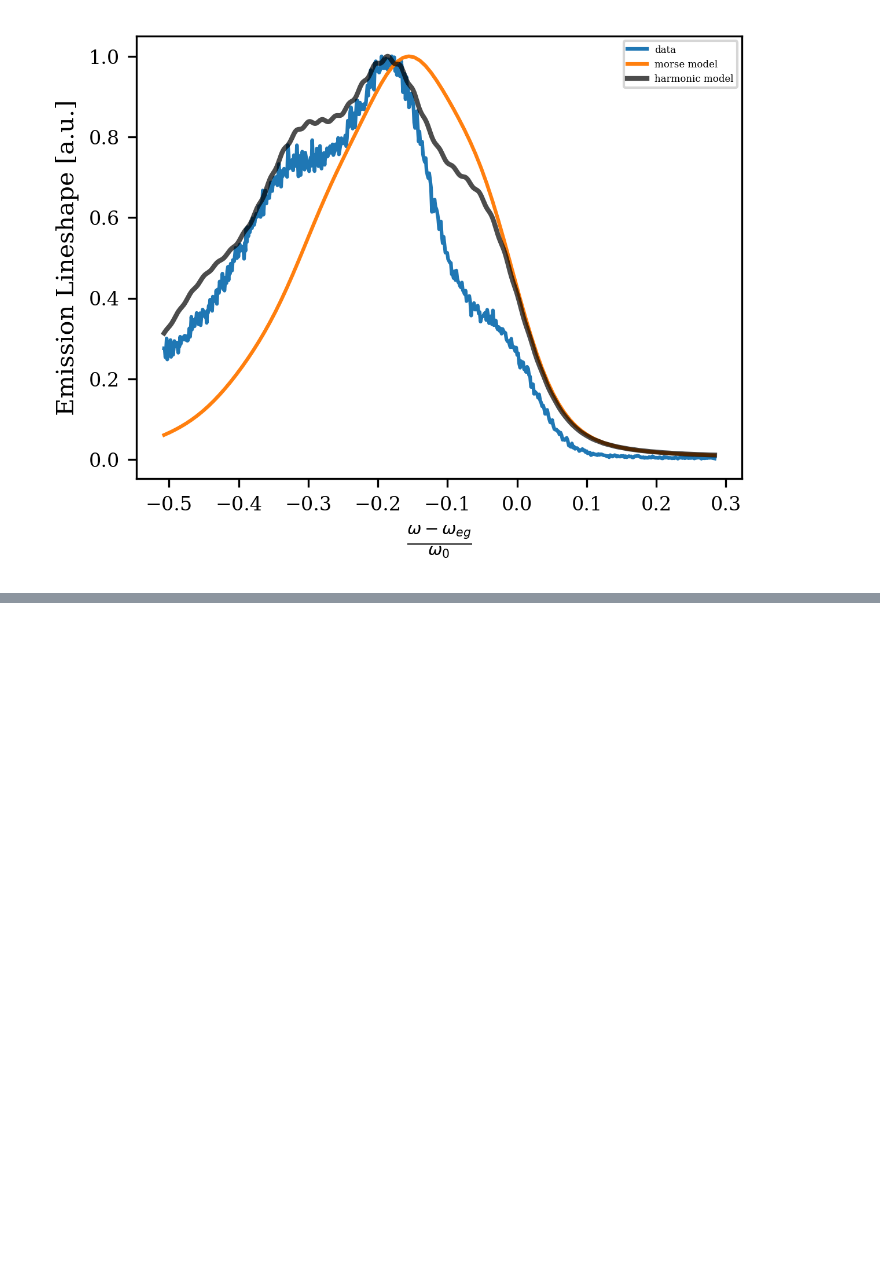
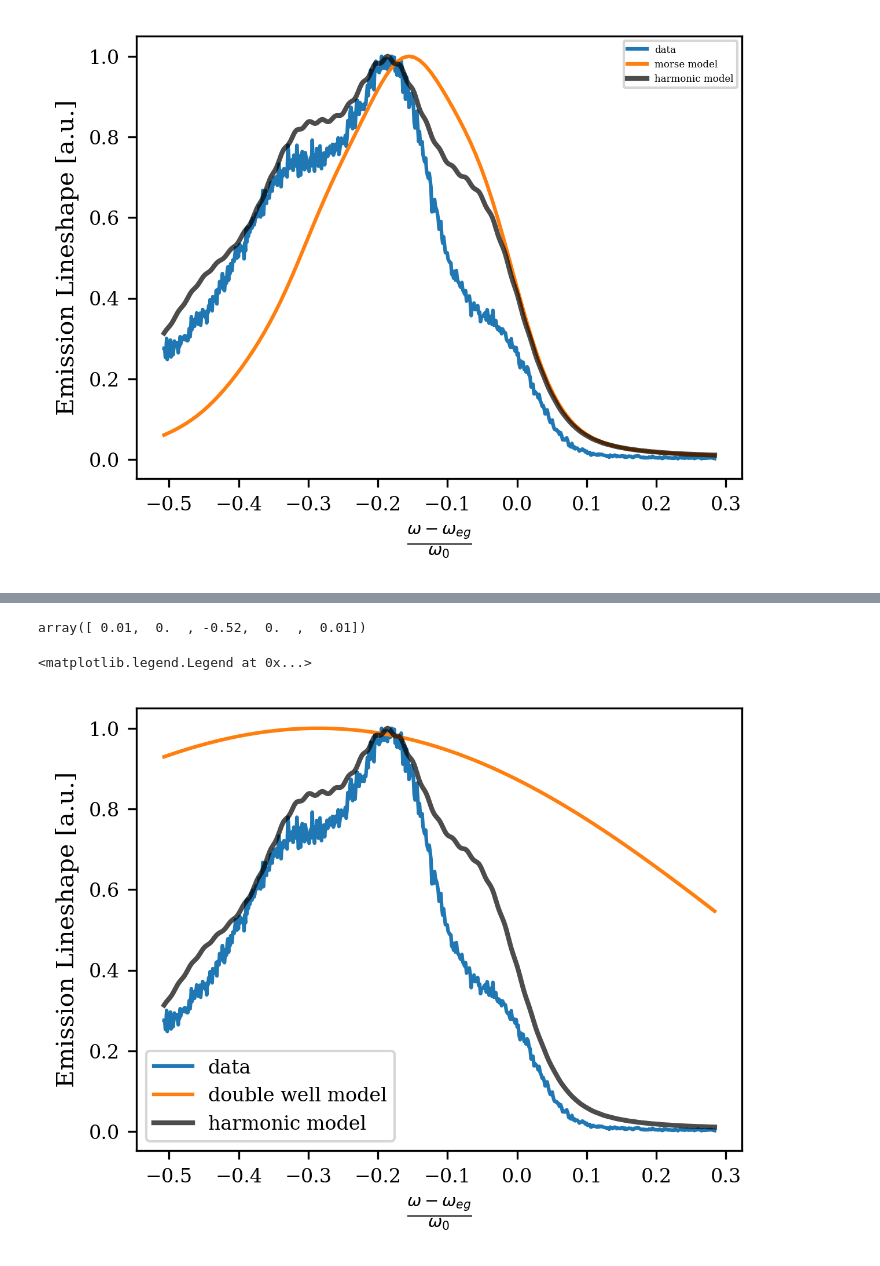
Before and after one commit to HarrisonGoldwyn/modeling_TAHz_emission, a Jupyter notebook: notebooks/Anda_Int_H_slow_anharm.ipynb, the cells around one changed output, grey strips where cells are left out. Drawn from its saved outputs; the diff is of its cells as text; code cells hidden in the pictures; blank space fills up the shorter version.

```diff
--- a/notebooks/Anda_Int_H_slow_anharm.ipynb
+++ b/notebooks/Anda_Int_H_slow_anharm.ipynb
@@ -958,0 +1044,35 @@ plt.legend(fontsize=4)
+# %%
+    symmetric_doub_well_lambdas(1, 1e2)
+# %% [output]
+array([ 0.01,  0.  , -0.52,  0.  ,  0.01])
+# %%
+## EXCITED STATE IS
+double_well_lam = symmetric_doub_well_lambdas(2, scale=10)
+
+mm_lam_g_0 = np.zeros(5)
+mm_lam_g_1 = np.zeros_like(mm_lam_g_0)
+
+mm_lam_e_0 = dom.displaced_lambdas(double_well_lam, ini_script_d[0])
+mm_lam_e_1 = dom.displaced_lambdas(mm_lam_g_1, ini_script_d[1])
+
+basis_size = 20
+# %%
+mm_lam_g = np.vstack((mm_lam_g_0, mm_lam_g_1))
+mm_lam_e = np.vstack((mm_lam_e_0, mm_lam_e_1))
+
+multimode_test_inst = dom.multi_mode_anharmonic_emission(
+    mm_lam_g,
+    mm_lam_e,
+    basis_size,
+    hbar_omega_0=np.array([ini_hbar_omega_0[0], ini_hbar_omega_0[1]]),
+    hbar_gamma=ini_hbar_gamma,
+    T=T,
+    integration_t_max=t_bound,
+    integration_t_points=t_points,
+    A_mat_order=7,
+    )
+
+# hw_domain = emily_data.T[0] - ini_hbar_omega_eg_0
+# hw_domain = np.linspace(-5, 1, 30)
+mm_lineshape = multimode_test_inst.emission_lineshape(
+    hw_domain)
@@ -958,0 +1086,12 @@ plt.legend(fontsize=4)
+# %%
+plt.plot(emily_data.T[0]- ini_hbar_omega_eg_0, norm_spec(emily_data.T[1]), label='data')
+plt.plot(hw_domain, norm_spec(mm_lineshape*2*np.pi/3), label='double well model')
+# plt.plot(hbar_omegas_mor, mm_lineshape_m0, ls='--')
+# plt.plot(hbar_omegas_mor, mm_lineshape_m1, ls='--')
+plt.plot(emily_data.T[0] - ini_hbar_omega_eg_0, norm_spec(ini_2_mode), ls='-', lw=2, c='k', alpha=0.7, label='harmonic model')
+plt.xlabel(r'$\frac{\omega - \omega_{eg}}{\omega_0}$', fontsize=10)
+plt.ylabel(r'Emission Lineshape [a.u.]', fontsize=10)
+plt.legend(fontsize=8)
+# %% [output]
+<matplotlib.legend.Legend at 0x...>
+[figure, added]
```
Also changed, not shown: parts of 9 cells of this notebook.
